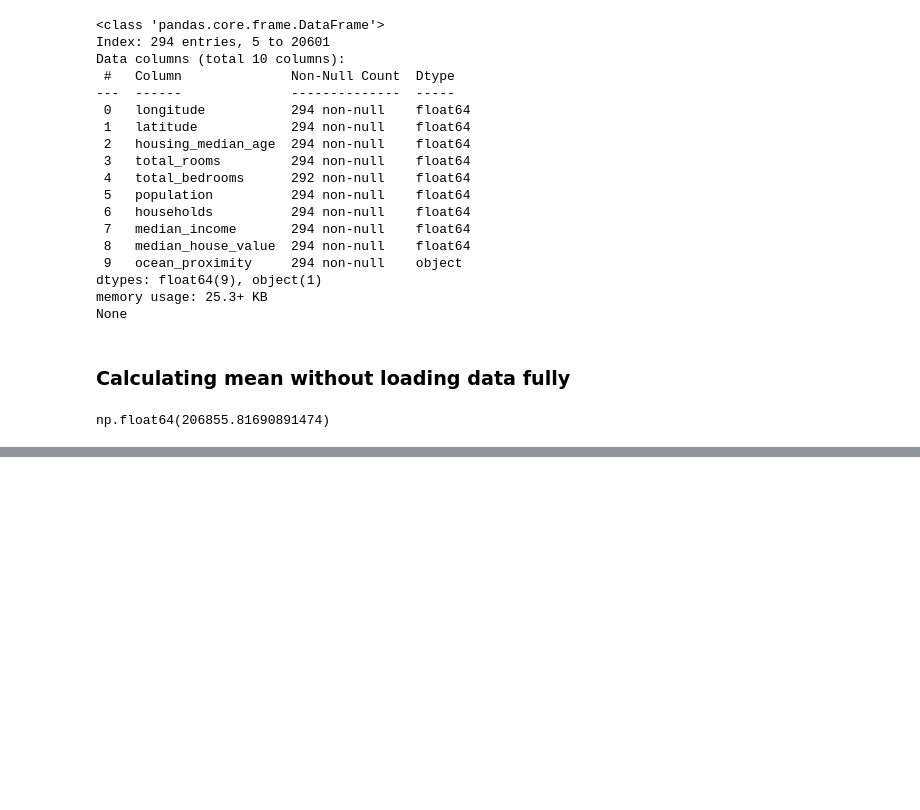
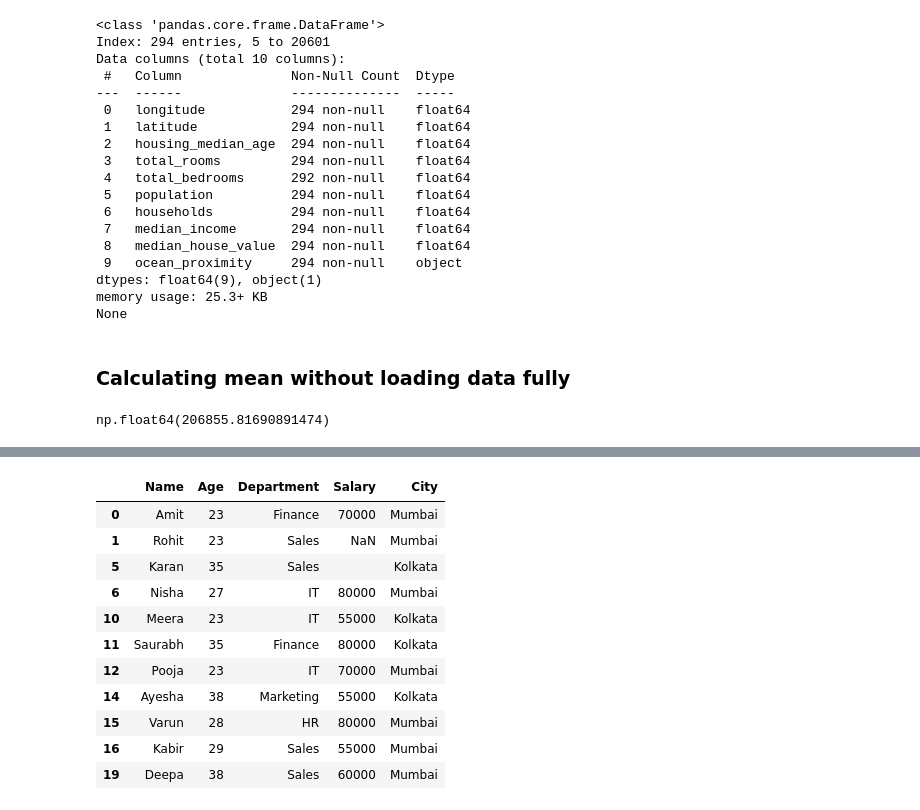
Before and after one commit to SachinSherki4/Machine_Learning, a Jupyter notebook: Data_Gathering/reading_csv_data1.ipynb, the cells around one changed output, grey strips where cells are left out. Saved outputs shown, nothing was run; the diff lists cells and outputs as text; code cells hidden in the pictures; blank space fills up the shorter version.

```diff
--- a/Data_Gathering/reading_csv_data1.ipynb
+++ b/Data_Gathering/reading_csv_data1.ipynb
@@ -511,0 +599,17 @@ np.float64(206855.81690891474)
+# %%
+# filtering data
+filtered_city= city_data[city_data['City'].str.contains('Mumbai|Kolkata', case=False)]
+filtered_city
+# %% [output]
+|  | Name | Age | Department | Salary | City |
+| 0 | Amit | 23 | Finance | 70000 | Mumbai |
+| 1 | Rohit | 23 | Sales | NaN | Mumbai |
+| 5 | Karan | 35 | Sales |  | Kolkata |
+| 6 | Nisha | 27 | IT | 80000 | Mumbai |
+| 10 | Meera | 23 | IT | 55000 | Kolkata |
+| 11 | Saurabh | 35 | Finance | 80000 | Kolkata |
+| 12 | Pooja | 23 | IT | 70000 | Mumbai |
+| 14 | Ayesha | 38 | Marketing | 55000 | Kolkata |
+| 15 | Varun | 28 | HR | 80000 | Mumbai |
+| 16 | Kabir | 29 | Sales | 55000 | Mumbai |
+| 19 | Deepa | 38 | Sales | 60000 | Mumbai |
```
Also changed, not shown: parts of 23 cells of this notebook, 2 other files.
